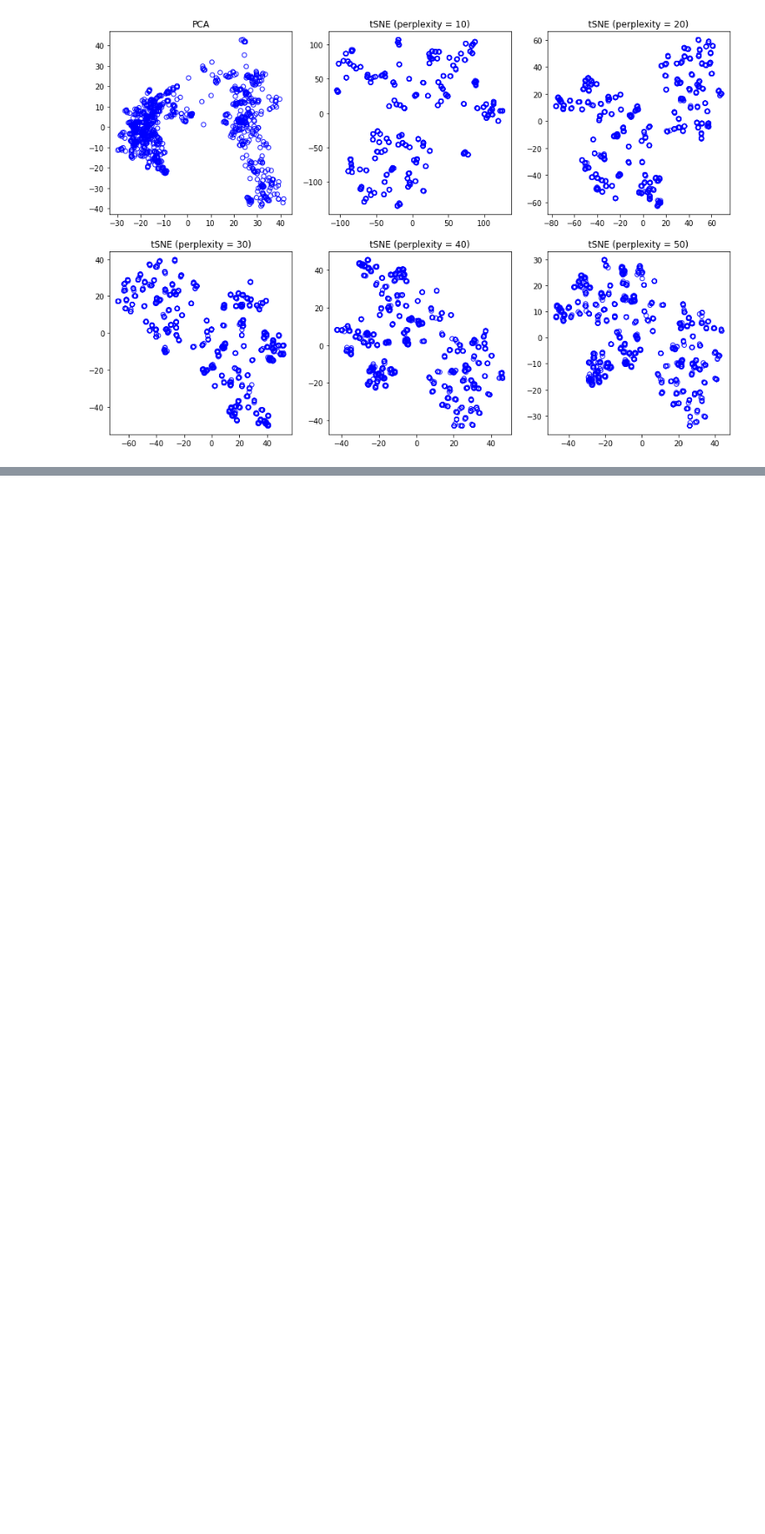
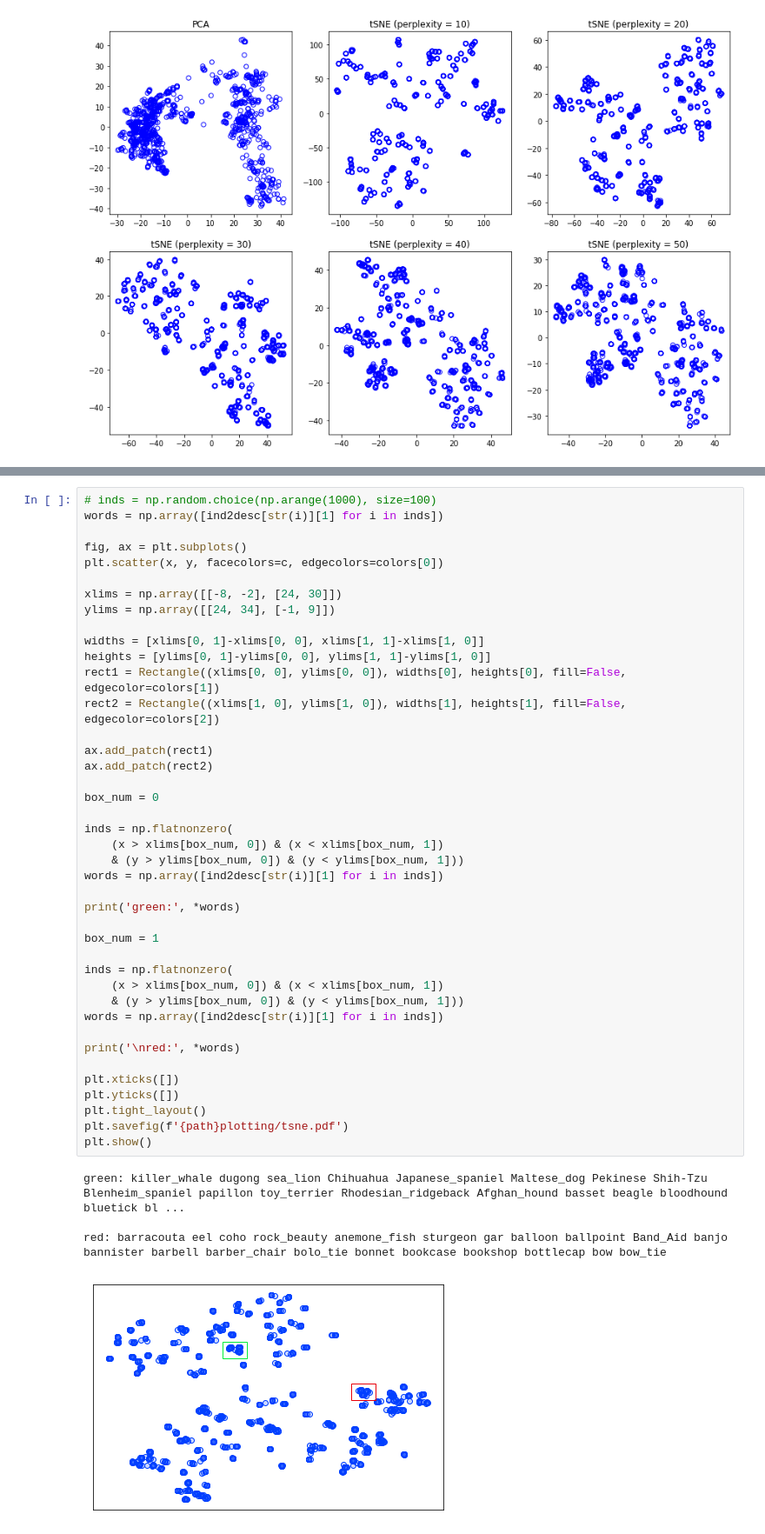
Before and after one commit to fbickfordsmith/attention-msc, a Jupyter notebook: plotting/att_tsne.ipynb, the cells around one changed output, grey strips where cells are left out. Shown: that part at 87% size. Saved outputs shown, nothing was run; the diff lists cells and outputs as text; blank space fills up the shorter version.

```diff
--- a/plotting/att_tsne.ipynb
+++ b/plotting/att_tsne.ipynb
@@ -85,0 +98,46 @@ plt.show()
+# %%
+# inds = np.random.choice(np.arange(1000), size=100)
+words = np.array([ind2desc[str(i)][1] for i in inds])
+
+fig, ax = plt.subplots()
+plt.scatter(x, y, facecolors=c, edgecolors=colors[0])
+
+xlims = np.array([[-8, -2], [24, 30]])
+ylims = np.array([[24, 34], [-1, 9]])
+
+widths = [xlims[0, 1]-xlims[0, 0], xlims[1, 1]-xlims[1, 0]]
+heights = [ylims[0, 1]-ylims[0, 0], ylims[1, 1]-ylims[1, 0]]
+rect1 = Rectangle((xlims[0, 0], ylims[0, 0]), widths[0], heights[0], fill=False, edgecolor=colors[1])
+rect2 = Rectangle((xlims[1, 0], ylims[1, 0]), widths[1], heights[1], fill=False, edgecolor=colors[2])
+
+ax.add_patch(rect1)
+ax.add_patch(rect2)
+
+box_num = 0
+
+inds = np.flatnonzero(
+    (x > xlims[box_num, 0]) & (x < xlims[box_num, 1])
+    & (y > ylims[box_num, 0]) & (y < ylims[box_num, 1]))
+words = np.array([ind2desc[str(i)][1] for i in inds])
+
+print('green:', *words)
+
+box_num = 1
+
+inds = np.flatnonzero(
+    (x > xlims[box_num, 0]) & (x < xlims[box_num, 1])
+    & (y > ylims[box_num, 0]) & (y < ylims[box_num, 1]))
+words = np.array([ind2desc[str(i)][1] for i in inds])
+
+print('\nred:', *words)
+
+plt.xticks([])
+plt.yticks([])
+plt.tight_layout()
+plt.savefig(f'{path}plotting/tsne.pdf')
+plt.show()
+# %% [output]
+green: killer_whale dugong sea_lion Chihuahua Japanese_spaniel Maltese_dog Pekinese Shih-Tzu Blenheim_spaniel papillon toy_terrier Rhodesian_ridgeback Afghan_hound basset beagle bloodhound bluetick bl ...
+
+red: barracouta eel coho rock_beauty anemone_fish sturgeon gar balloon ballpoint Band_Aid banjo bannister barbell barber_chair bolo_tie bonnet bookcase bookshop bottlecap bow bow_tie
+[figure, added]
```
Also changed, not shown: parts of 10 cells of this notebook, 48 other files.
